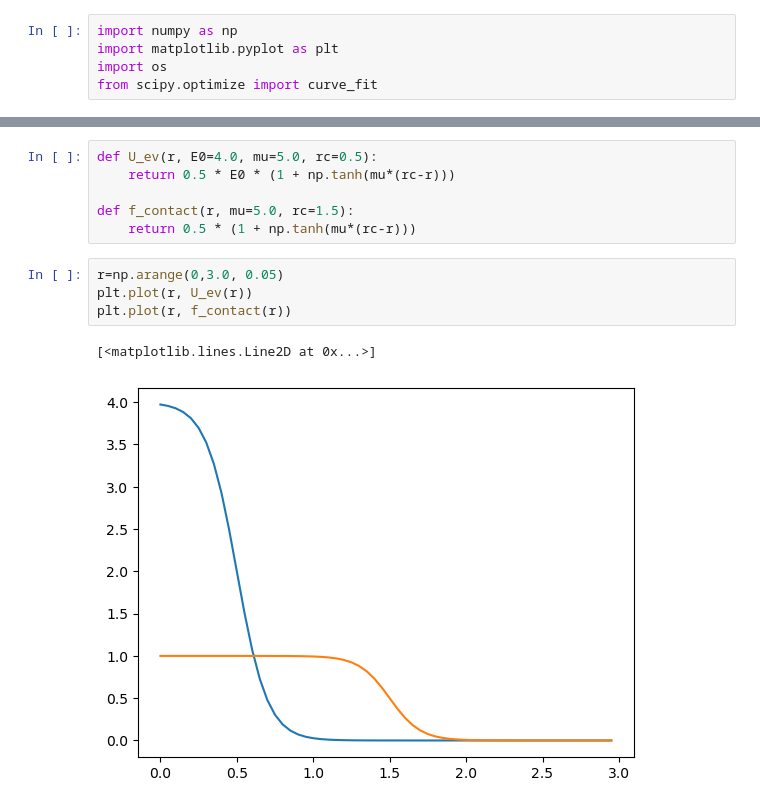
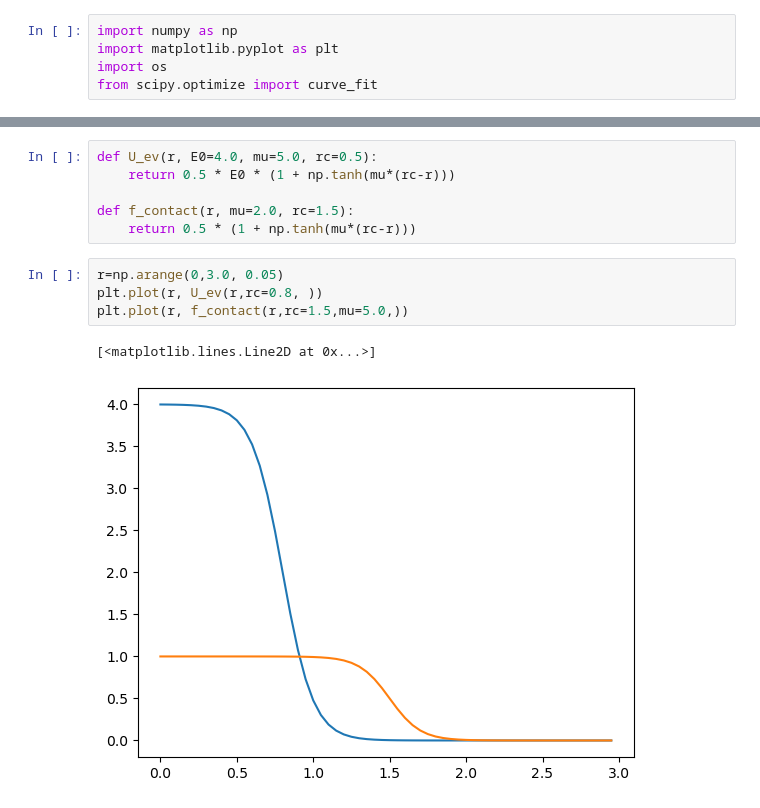
Before and after one commit to s-brahmachari/PolymerCrowderInteractions, a Jupyter notebook: Rg_analysis.ipynb, the cells around one changed output, grey strips where cells are left out. Saved outputs shown, nothing was run; the diff lists cells and outputs as text.

```diff
--- a/Rg_analysis.ipynb
+++ b/Rg_analysis.ipynb
@@ -100,12 +166,12 @@ ax[0].legend()
 def U_ev(r, E0=4.0, mu=5.0, rc=0.5):
     return 0.5 * E0 * (1 + np.tanh(mu*(rc-r)))
 
-def f_contact(r, mu=5.0, rc=1.5):
+def f_contact(r, mu=2.0, rc=1.5):
     return 0.5 * (1 + np.tanh(mu*(rc-r)))
 # %%
 r=np.arange(0,3.0, 0.05)
-plt.plot(r, U_ev(r))
-plt.plot(r, f_contact(r))
+plt.plot(r, U_ev(r,rc=0.8, ))
+plt.plot(r, f_contact(r,rc=1.5,mu=5.0,))
 # %% [output]
 [<matplotlib.lines.Line2D at 0x...>]
-[figure, old version]
+[figure, new version]
```
Also changed, not shown: parts of 7 cells of this notebook, 3 other files.
